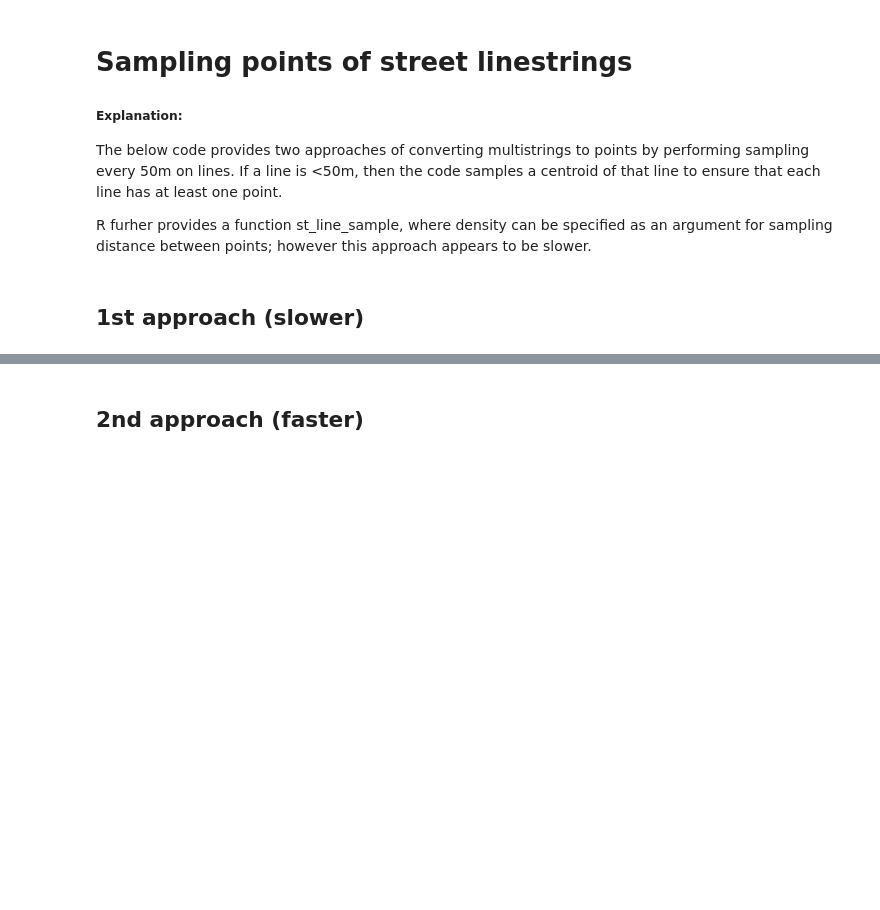
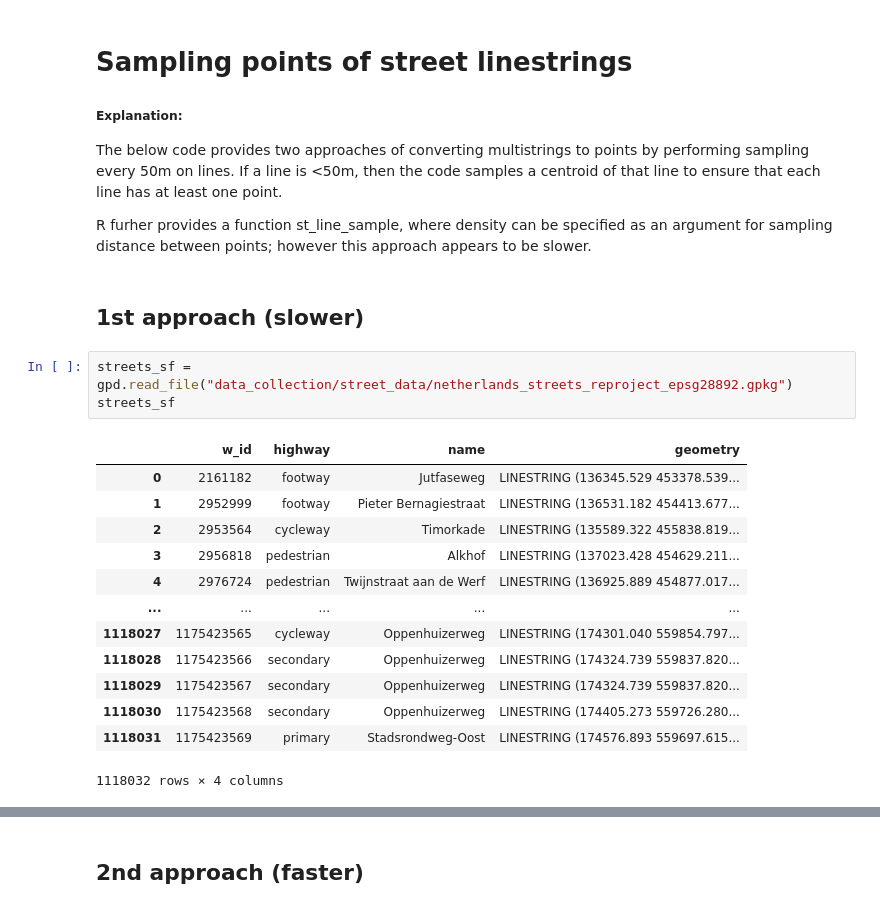
Before and after one commit to Spatial-Data-Science-and-GEO-AI-Lab/2.5D-GreenViewIndex-Netherlands, a Jupyter notebook: Archive/sample_points_linestrings.ipynb, the cells around one changed output, grey strips where cells are left out. Cells and saved outputs as stored; diff of their text form; blank space fills up the shorter version.

```diff
--- a/sample_points_linestrings.ipynb
+++ b/Archive/sample_points_linestrings.ipynb
@@ -21,4 +14,21 @@ The below code provides two approaches of converting multistrings to points by p
 R furher provides a function st_line_sample, where density can be specified as an argument for sampling distance between points; however this approach appears to be slower.
 # %% [markdown]
 ## 1st approach (slower)
+# %%
+streets_sf = gpd.read_file("data_collection/street_data/netherlands_streets_reproject_epsg28892.gpkg")
+streets_sf
+# %% [output]
+|  | w_id | highway | name | geometry |
+| 0 | 2161182 | footway | Jutfaseweg | LINESTRING (136345.529 453378.539... |
+| 1 | 2952999 | footway | Pieter Bernagiestraat | LINESTRING (136531.182 454413.677... |
+| 2 | 2953564 | cycleway | Timorkade | LINESTRING (135589.322 455838.819... |
+| 3 | 2956818 | pedestrian | Alkhof | LINESTRING (137023.428 454629.211... |
+| 4 | 2976724 | pedestrian | Twijnstraat aan de Werf | LINESTRING (136925.889 454877.017... |
+| ... | ... | ... | ... | ... |
+| 1118027 | 1175423565 | cycleway | Oppenhuizerweg | LINESTRING (174301.040 559854.797... |
+| 1118028 | 1175423566 | secondary | Oppenhuizerweg | LINESTRING (174324.739 559837.820... |
+| 1118029 | 1175423567 | secondary | Oppenhuizerweg | LINESTRING (174324.739 559837.820... |
+| 1118030 | 1175423568 | secondary | Oppenhuizerweg | LINESTRING (174405.273 559726.280... |
+| 1118031 | 1175423569 | primary | Stadsrondweg-Oost | LINESTRING (174576.893 559697.615... |
+1118032 rows × 4 columns
 # %%
```
Also changed, not shown: parts of 4 cells of this notebook.
